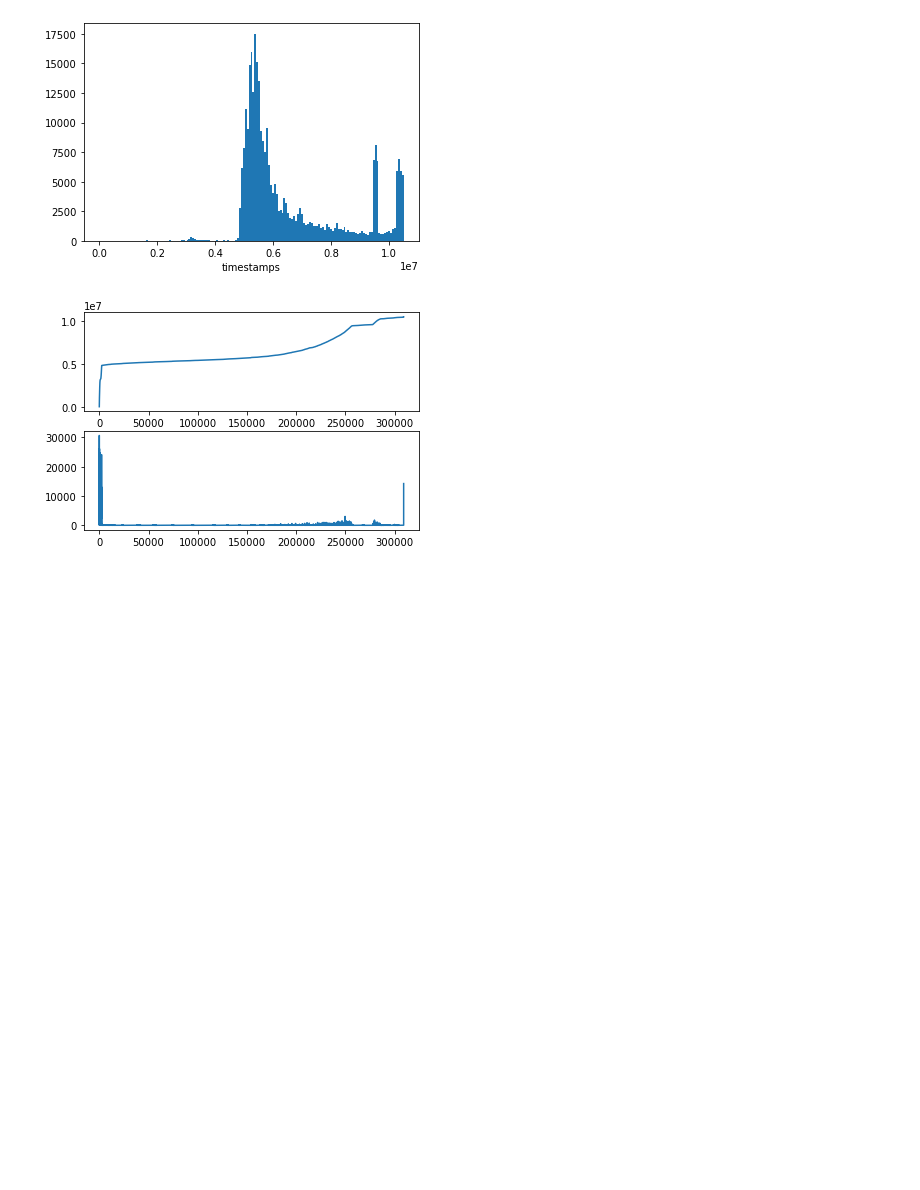
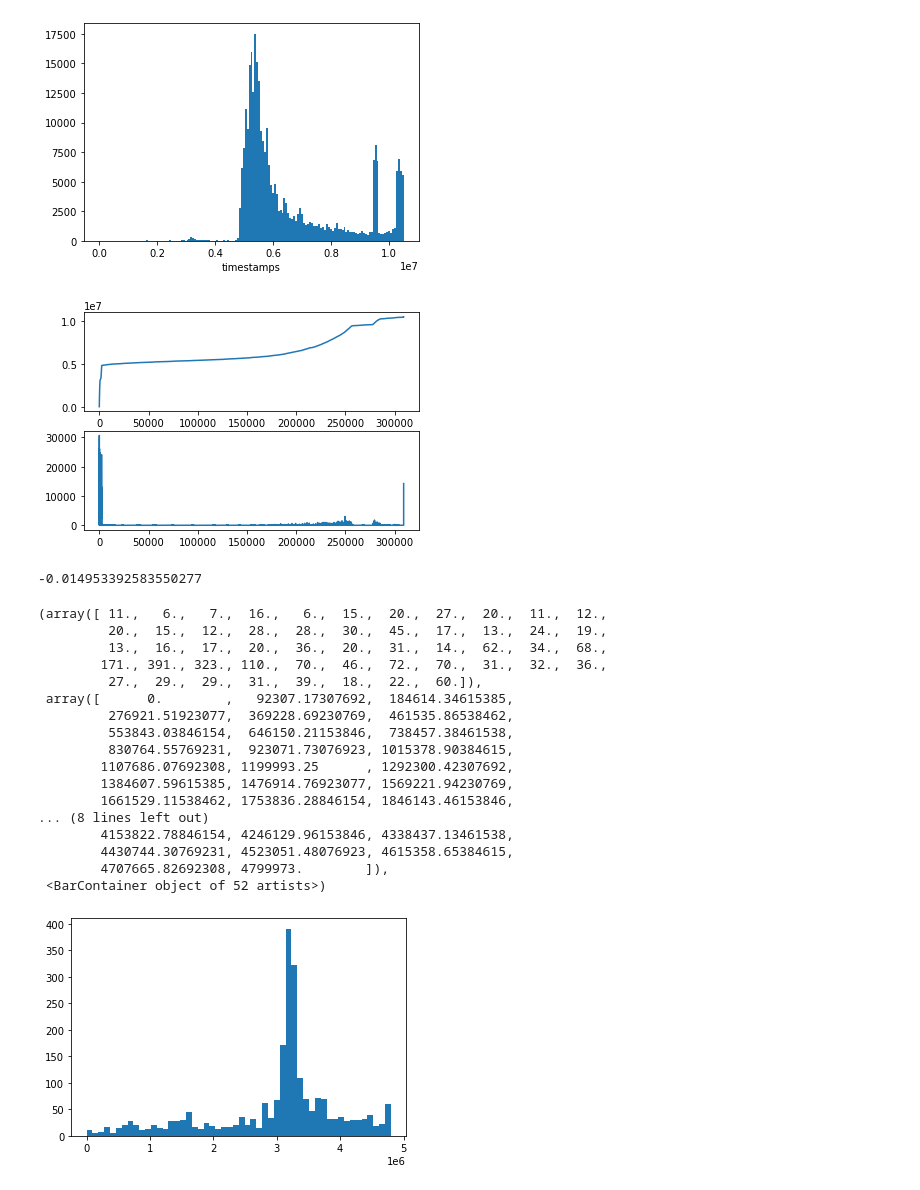
Before and after one commit to Isyohan/ProjetM2WeakSignals, a Jupyter notebook: BLM_Notebook.ipynb, the cells around one changed output. Cells and saved outputs as stored; diff of their text form; code cells hidden in the pictures; blank space fills up the shorter version.

```diff
--- a/BLM_Notebook.ipynb
+++ b/BLM_Notebook.ipynb
@@ -105,3 +105,30 @@ plt.plot(x,dydx)
 plt.show()
 # %% [output]
 [figure]
+# %%
+before=clean_data[clean_data['timestamps']<.48e7]
+# %%
+before['sentiment_polarity'].mean()
+# %% [output]
+-0.014953392583550277
+# %%
+plt.hist(before['timestamps'],bins='auto')
+# %% [output]
+(array([ 11.,   6.,   7.,  16.,   6.,  15.,  20.,  27.,  20.,  11.,  12.,
+         20.,  15.,  12.,  28.,  28.,  30.,  45.,  17.,  13.,  24.,  19.,
+         13.,  16.,  17.,  20.,  36.,  20.,  31.,  14.,  62.,  34.,  68.,
+        171., 391., 323., 110.,  70.,  46.,  72.,  70.,  31.,  32.,  36.,
+         27.,  29.,  29.,  31.,  39.,  18.,  22.,  60.]),
+ array([      0.        ,   92307.17307692,  184614.34615385,
+         276921.51923077,  369228.69230769,  461535.86538462,
+         553843.03846154,  646150.21153846,  738457.38461538,
+         830764.55769231,  923071.73076923, 1015378.90384615,
+        1107686.07692308, 1199993.25      , 1292300.42307692,
+        1384607.59615385, 1476914.76923077, 1569221.94230769,
+        1661529.11538462, 1753836.28846154, 1846143.46153846,
+... (8 lines left out)
+        4153822.78846154, 4246129.96153846, 4338437.13461538,
+        4430744.30769231, 4523051.48076923, 4615358.65384615,
+        4707665.82692308, 4799973.        ]),
+ <BarContainer object of 52 artists>)
+[figure, added]
```
Also changed, not shown: 1 other file.
